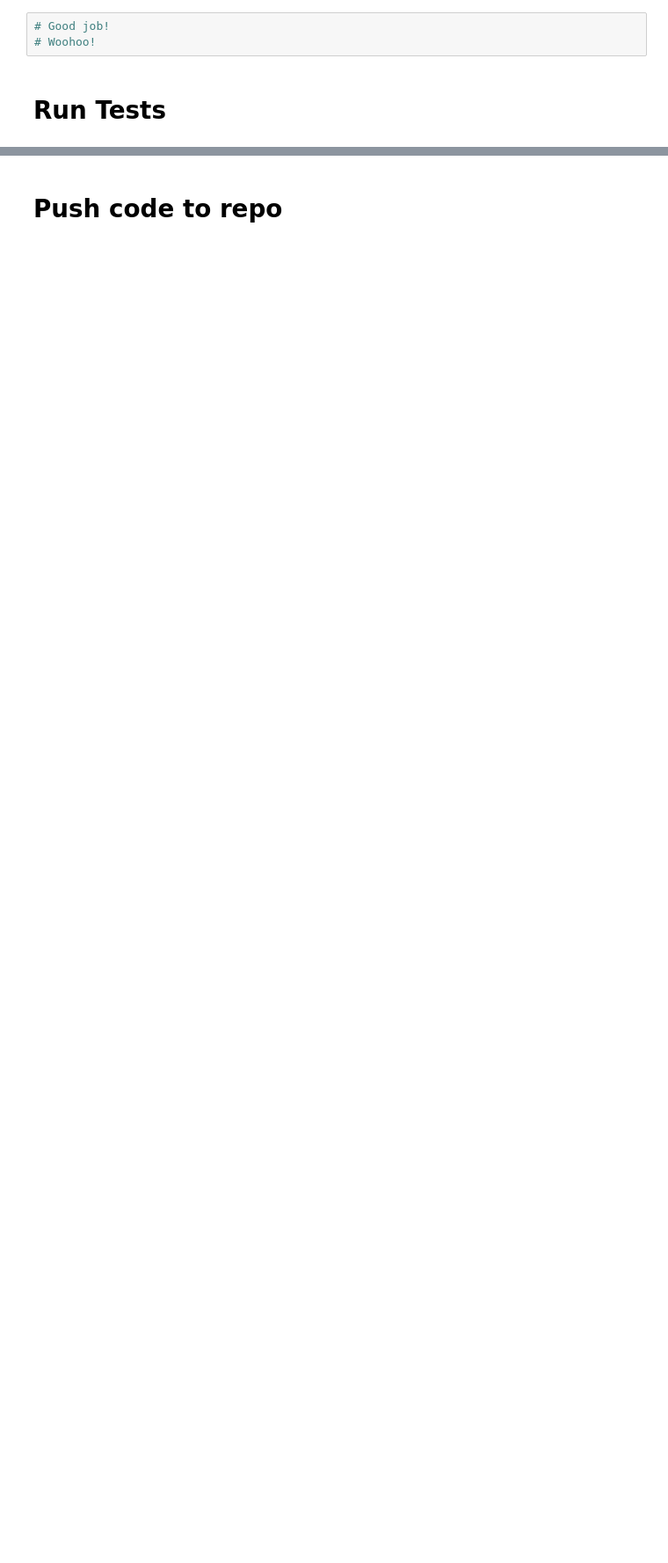
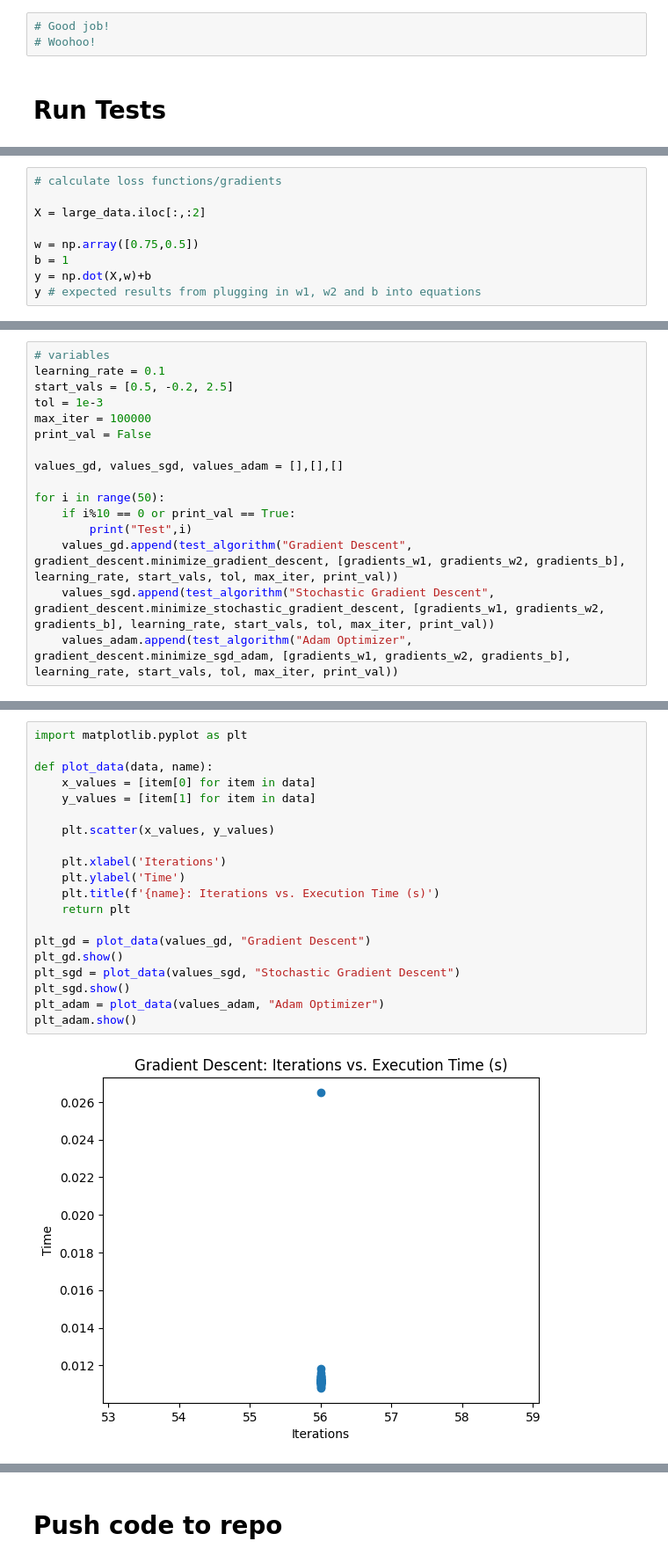
Before and after one commit to michaelmurrayiv/stochastic-gradient-descent, a Jupyter notebook: Main.ipynb, the cells around one changed output, grey strips where cells are left out. Shown: that part at 88% size. Drawn from its saved outputs; the diff is of its cells as text; blank space fills up the shorter version.

Commit message:
collected stats on larger dataset for efficiency report

```diff
--- a/Main.ipynb
+++ b/Main.ipynb
@@ -237,0 +237,9 @@ test_Assignment4.py .........                                            [100%]
+# %%
+# calculate loss functions/gradients
+
+X = large_data.iloc[:,:2]
+
+w = np.array([0.75,0.5])
+b = 1
+y = np.dot(X,w)+b
+y # expected results from plugging in w1, w2 and b into equations
@@ -237,0 +308,16 @@ test_Assignment4.py .........                                            [100%]
+# %%
+# variables
+learning_rate = 0.1
+start_vals = [0.5, -0.2, 2.5]
+tol = 1e-3
+max_iter = 100000
+print_val = False
+
+values_gd, values_sgd, values_adam = [],[],[]
+
+for i in range(50):
+    if i%10 == 0 or print_val == True:
+        print("Test",i)
+    values_gd.append(test_algorithm("Gradient Descent", gradient_descent.minimize_gradient_descent, [gradients_w1, gradients_w2, gradients_b], learning_rate, start_vals, tol, max_iter, print_val))
+    values_sgd.append(test_algorithm("Stochastic Gradient Descent", gradient_descent.minimize_stochastic_gradient_descent, [gradients_w1, gradients_w2, gradients_b], learning_rate, start_vals, tol, max_iter, print_val))
+    values_adam.append(test_algorithm("Adam Optimizer", gradient_descent.minimize_sgd_adam, [gradients_w1, gradients_w2, gradients_b], learning_rate, start_vals, tol, max_iter, print_val))
@@ -237,0 +330,22 @@ test_Assignment4.py .........                                            [100%]
+# %%
+import matplotlib.pyplot as plt
+
+def plot_data(data, name):
+    x_values = [item[0] for item in data]
+    y_values = [item[1] for item in data]
+
+    plt.scatter(x_values, y_values)
+
+    plt.xlabel('Iterations')
+    plt.ylabel('Time')
+    plt.title(f'{name}: Iterations vs. Execution Time (s)')
+    return plt
+
+plt_gd = plot_data(values_gd, "Gradient Descent")
+plt_gd.show()
+plt_sgd = plot_data(values_sgd, "Stochastic Gradient Descent")
+plt_sgd.show()
+plt_adam = plot_data(values_adam, "Adam Optimizer")
+plt_adam.show()
+# %% [output]
+[figure, added]
```
Also changed, not shown: parts of 14 cells of this notebook, 1 other file.
